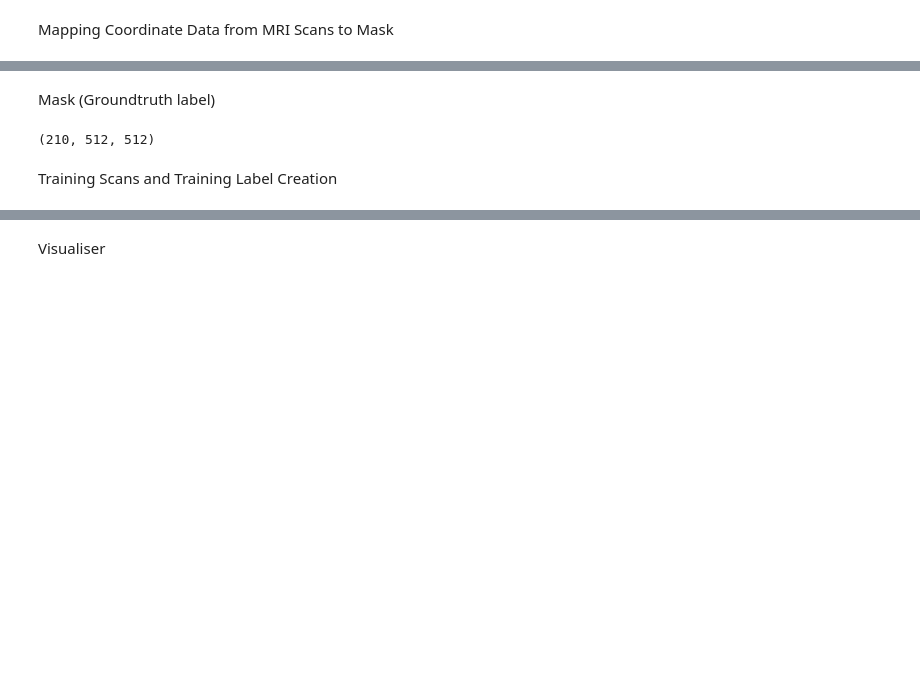
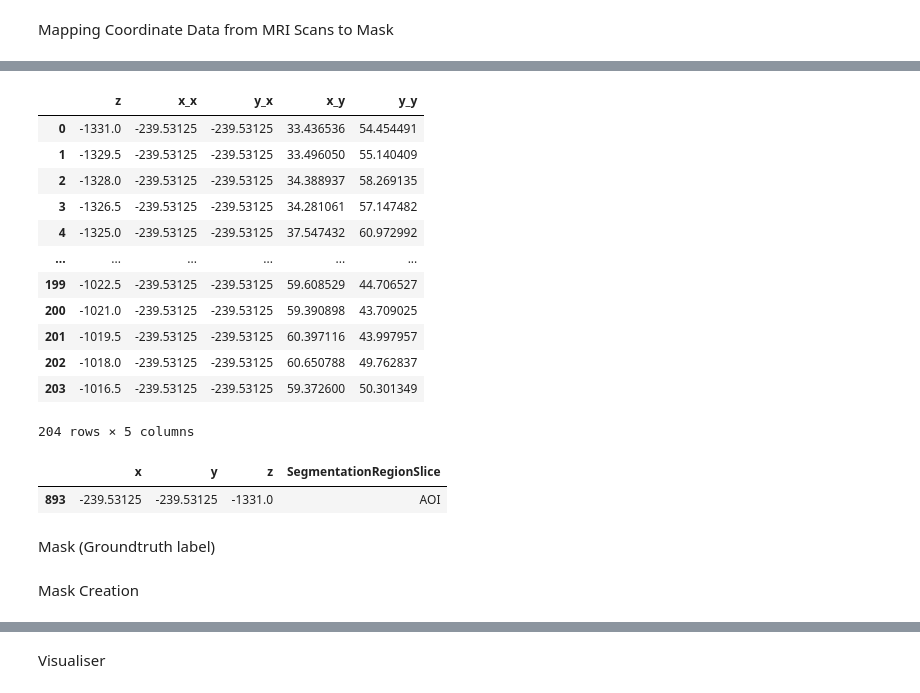
Before and after one commit to asif-jc/H-DenseUNet-CNN, a Jupyter notebook: H-DenseUNet-Mask.ipynb, the cells around one changed output, grey strips where cells are left out. Drawn from its saved outputs; the diff is of its cells as text; code cells hidden in the pictures; blank space fills up the shorter version.

```diff
--- a/H-DenseUNet-Mask.ipynb
+++ b/H-DenseUNet-Mask.ipynb
@@ -178,32 +194,55 @@ AOI Slice Range:  210
+# %%
+condensed_df
+# %% [output]
+|  | z | x_x | y_x | x_y | y_y |
+| 0 | -1331.0 | -239.53125 | -239.53125 | 33.436536 | 54.454491 |
+| 1 | -1329.5 | -239.53125 | -239.53125 | 33.496050 | 55.140409 |
+| 2 | -1328.0 | -239.53125 | -239.53125 | 34.388937 | 58.269135 |
+| 3 | -1326.5 | -239.53125 | -239.53125 | 34.281061 | 57.147482 |
+| 4 | -1325.0 | -239.53125 | -239.53125 | 37.547432 | 60.972992 |
+| ... | ... | ... | ... | ... | ... |
+| 199 | -1022.5 | -239.53125 | -239.53125 | 59.608529 | 44.706527 |
+| 200 | -1021.0 | -239.53125 | -239.53125 | 59.390898 | 43.709025 |
+| 201 | -1019.5 | -239.53125 | -239.53125 | 60.397116 | 43.997957 |
+| 202 | -1018.0 | -239.53125 | -239.53125 | 60.650788 | 49.762837 |
+| 203 | -1016.5 | -239.53125 | -239.53125 | 59.372600 | 50.301349 |
+204 rows × 5 columns
+# %%
+coord_data.loc[coord_data['z'] == -1331.0]
+# coord_data.loc[coord_data['z'] == -1016.5]
+# %% [output]
+|  | x | y | z | SegmentationRegionSlice |
+| 893 | -239.53125 | -239.53125 | -1331.0 | AOI |
 # %% [markdown]
 Mask (Groundtruth label)
 # %%
-# Load in mesh of label data
-mesh = trimesh.load_mesh('C:/Users/GGPC/OneDrive/Desktop/Part 4 Project/Part4Project/SegmentationMasks/R_tibia_15A.stl')
+def VoxelisationMask(filename_label):
+    # Load in mesh of label data
+    mesh = trimesh.load_mesh(('C:/Users/GGPC/OneDrive/Desktop/Part 4 Project/Part4Project/SegmentationMasks/{}.ply').format(filename_label))
 
-# Convert the mesh vertices to a DataFrame
-vertices = pd.DataFrame(mesh.vertices, columns=["x", "y", "z"])
+    # Convert the mesh vertices to a DataFrame
+    vertices = pd.DataFrame(mesh.vertices, columns=["x", "y", "z"])
 
-# Convert the mesh to a PyntCloud object
-cloud = PyntCloud(vertices)
+    # Convert the mesh to a PyntCloud object
+    cloud = PyntCloud(vertices)
 
-# Set the desired resolution
-desired_resolution = [slice_aoi_range, 512, 512]
+    # Set the desired resolution
+    desired_resolution = [slice_aoi_range, 512, 512]
 
-# Voxelize the mesh using the PyntCloud voxelization module
-voxelgrid_id = cloud.add_structure("voxelgrid", n_x=desired_resolution[0], n_y=desired_resolution[1], n_z=desired_resolution[2])
-voxel_grid = cloud.structures[voxelgrid_id].get_feature_vector().reshape(desired_resolution)
+    # Voxelize the mesh using the PyntCloud voxelization module
+    voxelgrid_id = cloud.add_structure("voxelgrid", n_x=desired_resolution[0], n_y=desired_resolution[1], n_z=desired_resolution[2])
+    voxel_grid = cloud.structures[voxelgrid_id].get_feature_vector().reshape(desired_resolution)
 
-# Transpose and swap axes to change the voxel grid orientation
-voxel_grid = np.transpose(voxel_grid, axes=(2, 0, 1))
+    # Transpose and swap axes to change the voxel grid orientation
+    voxel_grid = np.transpose(voxel_grid, axes=(2, 0, 1))
 
-# Resize the voxel grid to match the desired dimensions
-voxel_grid = resize(voxel_grid, desired_resolution, anti_aliasing=False)
+    # Resize the voxel grid to match the desired dimensions
+    voxel_grid = resize(voxel_grid, desired_resolution, anti_aliasing=False)
 
-voxel_grid = np.where(voxel_grid > 0, 1, 0)
+    voxel_grid = np.where(voxel_grid > 0, 1, 0)
 
-print(voxel_grid.shape)
+    print('Mask Slices Normalized to MRI Scans Shape', voxel_grid.shape)
+
+    return voxel_grid
-# %% [output]
-(210, 512, 512)
-# %% [markdown]
-Training Scans and Training Label Creation
+# %% [markdown]
+Mask Creation
```
Also changed, not shown: parts of 9 cells of this notebook, 5 other files.
